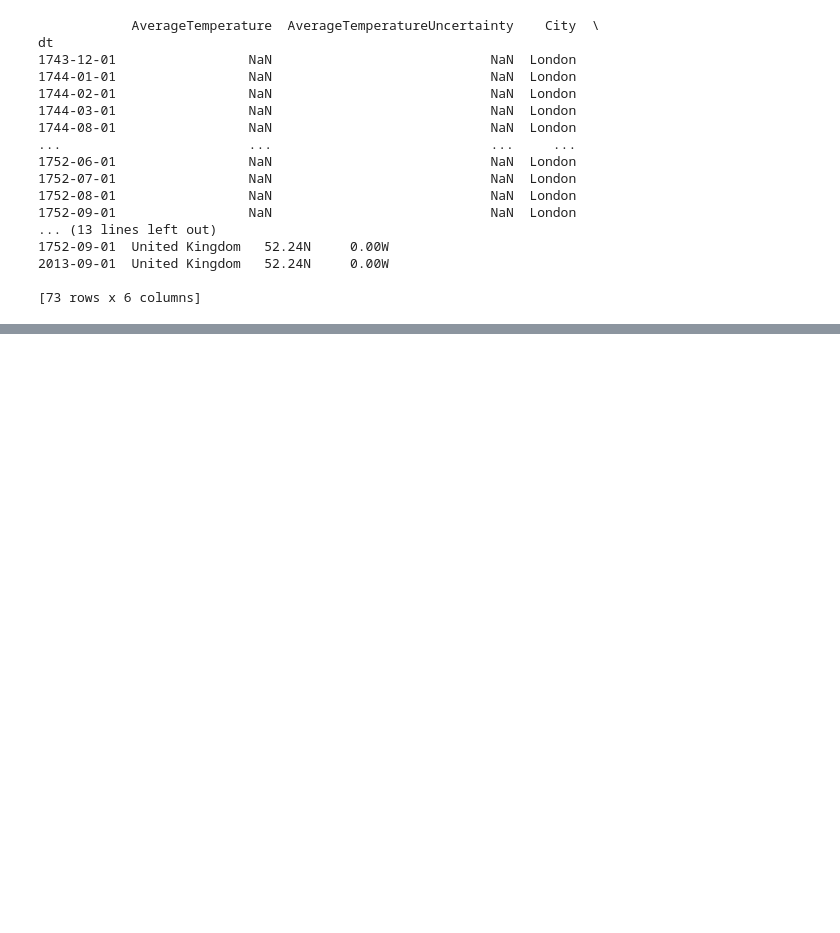
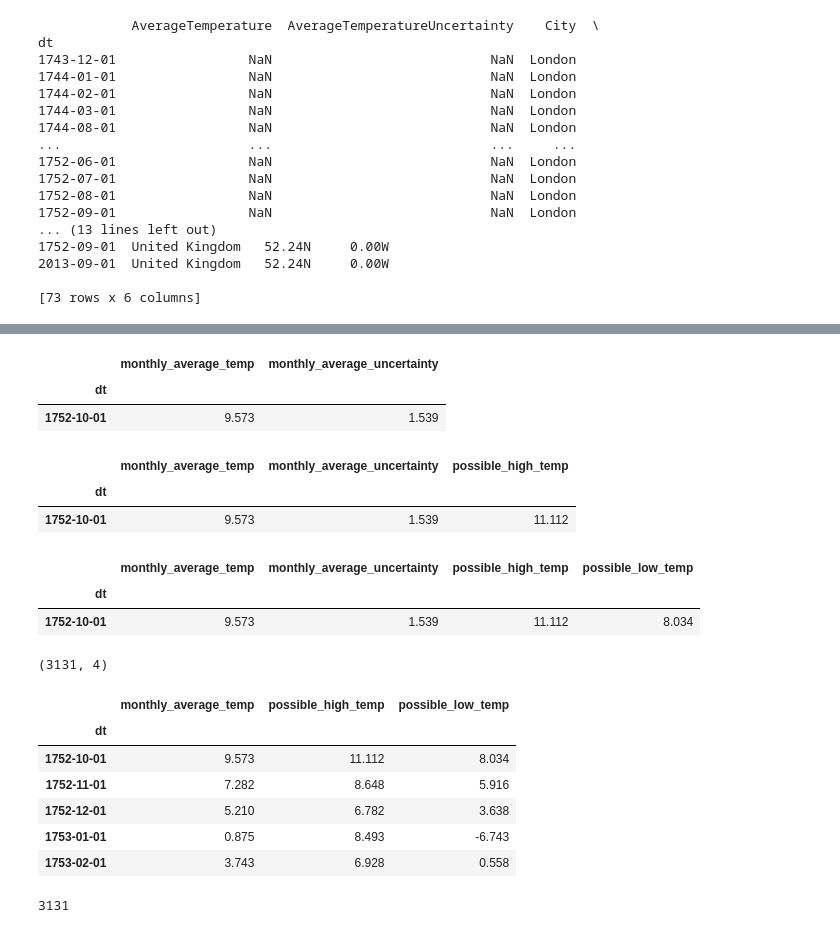
Before and after one commit to Brooke-Holyoak/time-series-exercises, a Jupyter notebook: Untitled1.ipynb, the cells around one changed output, grey strips where cells are left out. Saved outputs shown, nothing was run; the diff lists cells and outputs as text; code cells hidden in the pictures; blank space fills up the shorter version.

```diff
--- a/Untitled1.ipynb
+++ b/Untitled1.ipynb
@@ -116,0 +316,45 @@ dt
+# %%
+df = df.rename(columns={'AverageTemperature':'monthly_average_temp', 'AverageTemperatureUncertainty':'monthly_average_uncertainty'})
+# %%
+df.head(1)
+# %% [output]
+|  | monthly_average_temp | monthly_average_uncertainty |
+| dt |  |  |
+| 1752-10-01 | 9.573 | 1.539 |
+# %%
+df['possible_high_temp'] = df['monthly_average_temp'] + df['monthly_average_uncertainty']
+# %%
+df.head(1)
+# %% [output]
+|  | monthly_average_temp | monthly_average_uncertainty | possible_high_temp |
+| dt |  |  |  |
+| 1752-10-01 | 9.573 | 1.539 | 11.112 |
+# %%
+df['possible_low_temp'] = df['monthly_average_temp'] - df['monthly_average_uncertainty']
+# %%
+df.head(1)
+# %% [output]
+|  | monthly_average_temp | monthly_average_uncertainty | possible_high_temp | possible_low_temp |
+| dt |  |  |  |  |
+| 1752-10-01 | 9.573 | 1.539 | 11.112 | 8.034 |
+# %%
+df.shape
+# %% [output]
+(3131, 4)
+# %%
+#df = df[df['monthly_average_temp', 'possible_high_temp', 'possible_low_temp']
+df = df.loc[:,['monthly_average_temp', 'possible_high_temp', 'possible_low_temp']]
+# %%
+df.head()
+# %% [output]
+|  | monthly_average_temp | possible_high_temp | possible_low_temp |
+| dt |  |  |  |
+| 1752-10-01 | 9.573 | 11.112 | 8.034 |
+| 1752-11-01 | 7.282 | 8.648 | 5.916 |
+| 1752-12-01 | 5.210 | 6.782 | 3.638 |
+| 1753-01-01 | 0.875 | 8.493 | -6.743 |
+| 1753-02-01 | 3.743 | 6.928 | 0.558 |
+# %%
+len(df)
+# %% [output]
+3131
```
Also changed, not shown: parts of 44 cells of this notebook, 3 other files.
